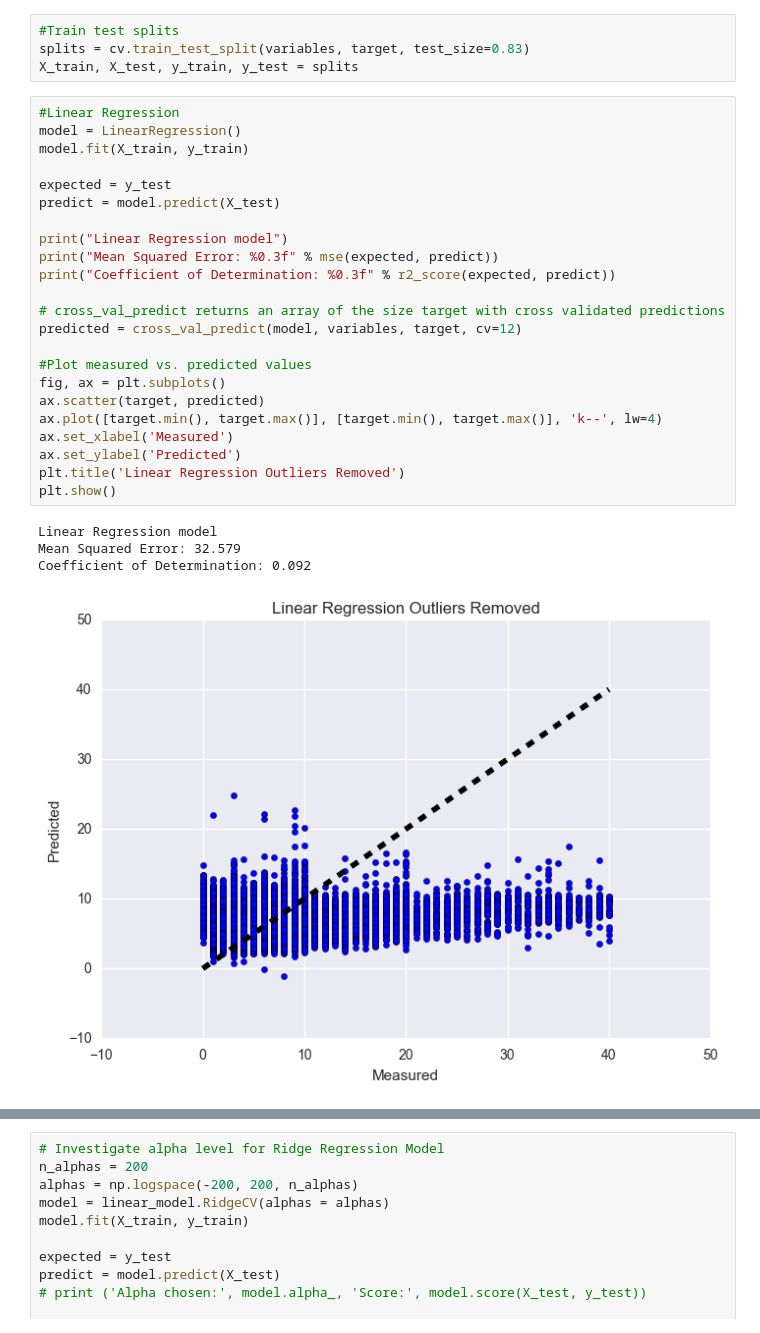
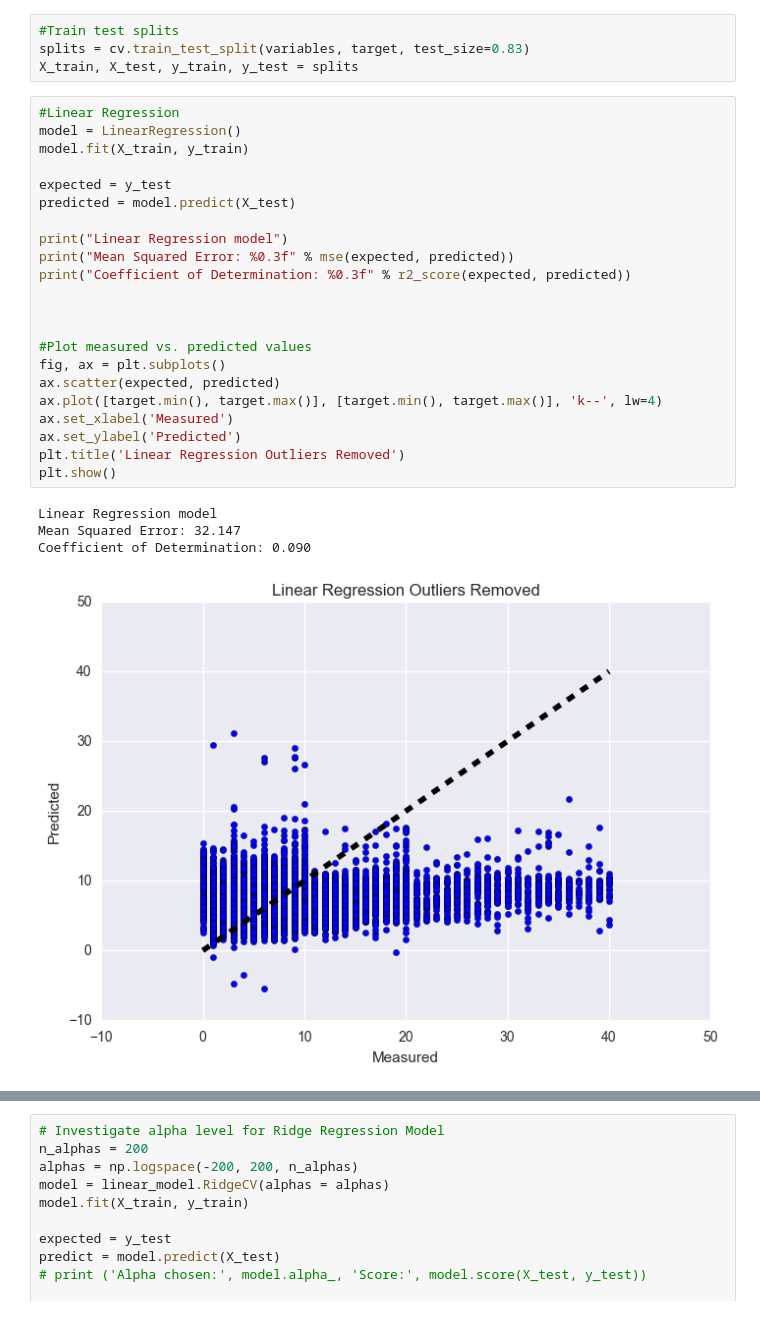
Before and after one commit to georgetown-analytics/restaurant-health, a Jupyter notebook: Modeling/Inspection Regression Modeling.ipynb, the cells around one changed output, grey strips where cells are left out. Saved outputs shown, nothing was run; the diff lists cells and outputs as text.

```diff
--- a/Modeling/Inspection Regression Modeling.ipynb
+++ b/Modeling/Inspection Regression Modeling.ipynb
@@ -241,31 +239,30 @@ X_train, X_test, y_train, y_test = splits
 # %%
 #Linear Regression
 model = LinearRegression()
 model.fit(X_train, y_train)
 
 expected = y_test
-predict = model.predict(X_test)
+predicted = model.predict(X_test)
 
 print("Linear Regression model")
-print("Mean Squared Error: %0.3f" % mse(expected, predict))
-print("Coefficient of Determination: %0.3f" % r2_score(expected, predict))
+print("Mean Squared Error: %0.3f" % mse(expected, predicted))
+print("Coefficient of Determination: %0.3f" % r2_score(expected, predicted))
 
-# cross_val_predict returns an array of the size target with cross validated predictions
-predicted = cross_val_predict(model, variables, target, cv=12)
+
 
 #Plot measured vs. predicted values
 fig, ax = plt.subplots()
-ax.scatter(target, predicted)
+ax.scatter(expected, predicted)
 ax.plot([target.min(), target.max()], [target.min(), target.max()], 'k--', lw=4)
 ax.set_xlabel('Measured')
 ax.set_ylabel('Predicted')
 plt.title('Linear Regression Outliers Removed')
 plt.show()
 # %% [output]
 Linear Regression model
-Mean Squared Error: 32.579
-Coefficient of Determination: 0.092
+Mean Squared Error: 32.147
+Coefficient of Determination: 0.090
-[figure, old version]
+[figure, new version]
 # %%
 labels = np.array(['Variable', 'Coefficient'])
 coefs2 = pd.DataFrame(list(zip(variables, model.coef_)), columns = labels)
```
Also changed, not shown: parts of 16 cells of this notebook.
